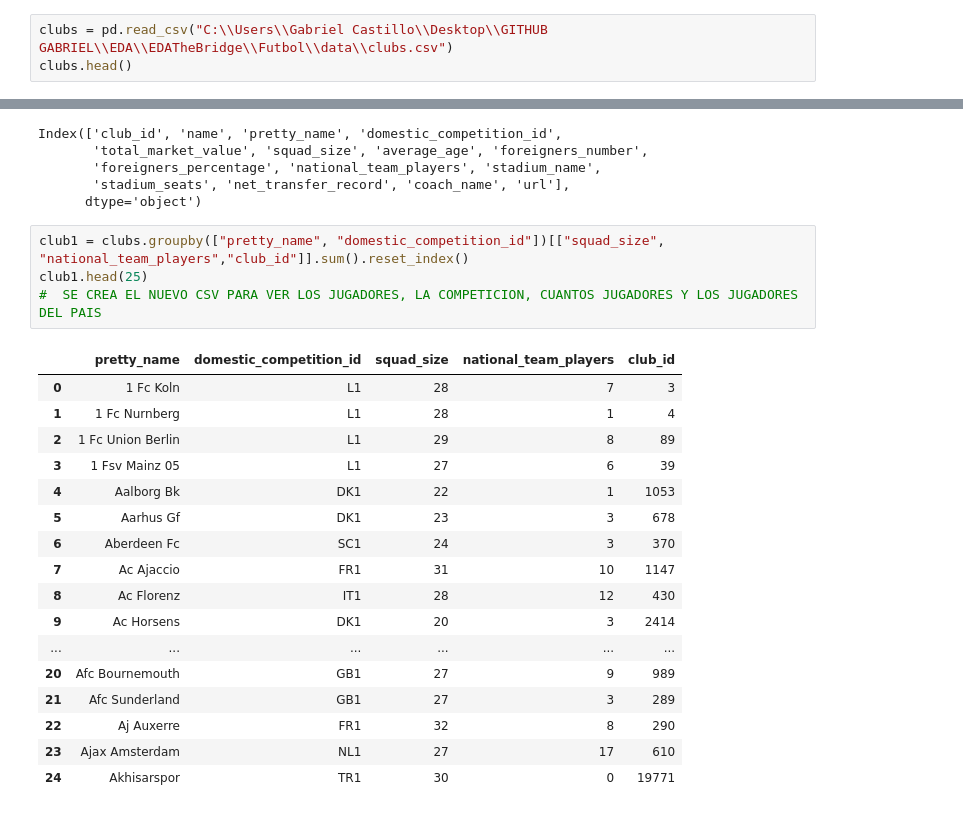
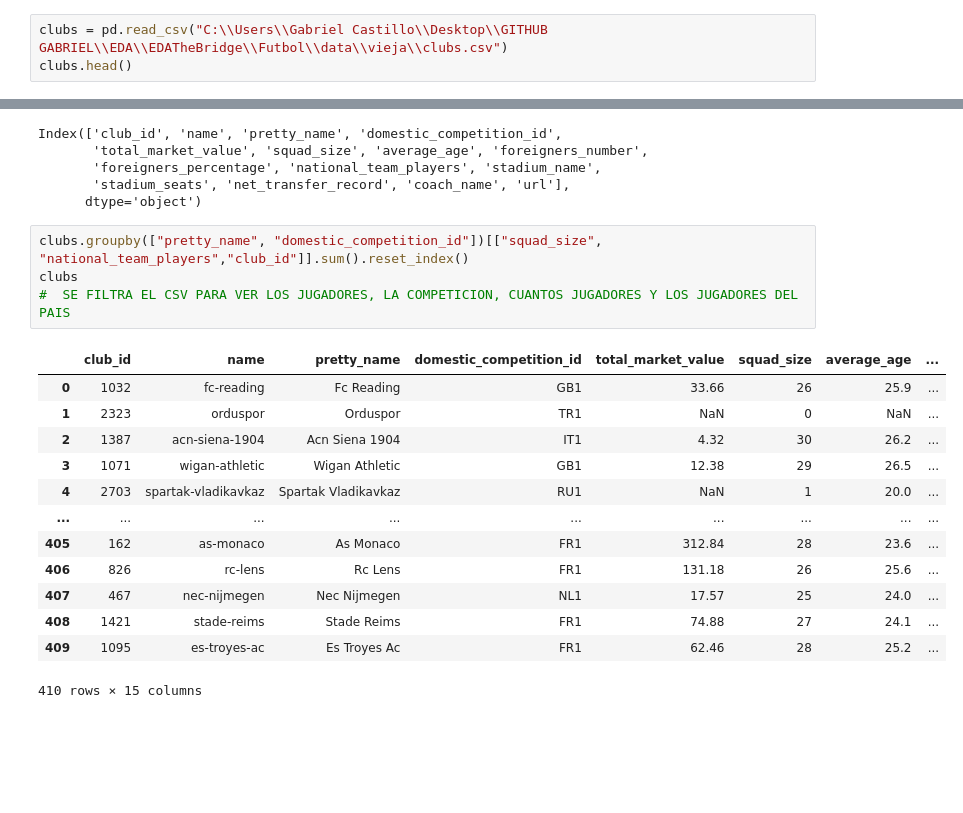
Before and after one commit to legabrielo/EDATheBridge, a Jupyter notebook: Futbol/codigos/clubs.ipynb, the cells around one changed output, grey strips where cells are left out. Drawn from its saved outputs; the diff is of its cells as text; blank space fills up the shorter version.

Commit message:
nuevas cosas
Creadas nuevas carpetas de datos para distinguir entre filtrados y raw data
empezamos con el merge de las CSV

```diff
--- a/Futbol/codigos/clubs.ipynb
+++ b/Futbol/codigos/clubs.ipynb
@@ -2,7 +4,7 @@
 import pandas as pd
 import matplotlib.pyplot as plt
 # %%
-clubs = pd.read_csv("C:\\Users\\Gabriel Castillo\\Desktop\\GITHUB GABRIEL\\EDA\\EDATheBridge\\Futbol\\data\\clubs.csv")
+clubs = pd.read_csv("C:\\Users\\Gabriel Castillo\\Desktop\\GITHUB GABRIEL\\EDA\\EDATheBridge\\Futbol\\data\\vieja\\clubs.csv")
 clubs.head()
 # %% [output]
 |  | club_id | name | pretty_name | domestic_competition_id | total_market_value | squad_size | average_age | ... |
@@ -21,25 +23,21 @@ Index(['club_id', 'name', 'pretty_name', 'domestic_competition_id',
        'stadium_seats', 'net_transfer_record', 'coach_name', 'url'],
       dtype='object')
 # %%
-club1 = clubs.groupby(["pretty_name", "domestic_competition_id"])[["squad_size", "national_team_players","club_id"]].sum().reset_index()
-club1.head(25)
-#  SE CREA EL NUEVO CSV PARA VER LOS JUGADORES, LA COMPETICION, CUANTOS JUGADORES Y LOS JUGADORES DEL PAIS
+clubs.groupby(["pretty_name", "domestic_competition_id"])[["squad_size", "national_team_players","club_id"]].sum().reset_index()
+clubs
+#  SE FILTRA EL CSV PARA VER LOS JUGADORES, LA COMPETICION, CUANTOS JUGADORES Y LOS JUGADORES DEL PAIS
 # %% [output]
-|  | pretty_name | domestic_competition_id | squad_size | national_team_players | club_id |
-| 0 | 1 Fc Koln | L1 | 28 | 7 | 3 |
-| 1 | 1 Fc Nurnberg | L1 | 28 | 1 | 4 |
-| 2 | 1 Fc Union Berlin | L1 | 29 | 8 | 89 |
-| 3 | 1 Fsv Mainz 05 | L1 | 27 | 6 | 39 |
-| 4 | Aalborg Bk | DK1 | 22 | 1 | 1053 |
-| 5 | Aarhus Gf | DK1 | 23 | 3 | 678 |
-| 6 | Aberdeen Fc | SC1 | 24 | 3 | 370 |
-| 7 | Ac Ajaccio | FR1 | 31 | 10 | 1147 |
-| 8 | Ac Florenz | IT1 | 28 | 12 | 430 |
-| 9 | Ac Horsens | DK1 | 20 | 3 | 2414 |
-| ... | ... | ... | ... | ... | ... |
-| 20 | Afc Bournemouth | GB1 | 27 | 9 | 989 |
-| 21 | Afc Sunderland | GB1 | 27 | 3 | 289 |
-| 22 | Aj Auxerre | FR1 | 32 | 8 | 290 |
-| 23 | Ajax Amsterdam | NL1 | 27 | 17 | 610 |
-| 24 | Akhisarspor | TR1 | 30 | 0 | 19771 |
+|  | club_id | name | pretty_name | domestic_competition_id | total_market_value | squad_size | average_age | ... |
+| 0 | 1032 | fc-reading | Fc Reading | GB1 | 33.66 | 26 | 25.9 | ... |
+| 1 | 2323 | orduspor | Orduspor | TR1 | NaN | 0 | NaN | ... |
+| 2 | 1387 | acn-siena-1904 | Acn Siena 1904 | IT1 | 4.32 | 30 | 26.2 | ... |
+| 3 | 1071 | wigan-athletic | Wigan Athletic | GB1 | 12.38 | 29 | 26.5 | ... |
+| 4 | 2703 | spartak-vladikavkaz | Spartak Vladikavkaz | RU1 | NaN | 1 | 20.0 | ... |
+| ... | ... | ... | ... | ... | ... | ... | ... | ... |
+| 405 | 162 | as-monaco | As Monaco | FR1 | 312.84 | 28 | 23.6 | ... |
+| 406 | 826 | rc-lens | Rc Lens | FR1 | 131.18 | 26 | 25.6 | ... |
+| 407 | 467 | nec-nijmegen | Nec Nijmegen | NL1 | 17.57 | 25 | 24.0 | ... |
+| 408 | 1421 | stade-reims | Stade Reims | FR1 | 74.88 | 27 | 24.1 | ... |
+| 409 | 1095 | es-troyes-ac | Es Troyes Ac | FR1 | 62.46 | 28 | 25.2 | ... |
+410 rows × 15 columns
 # %%
```
Also changed, not shown: parts of 6 cells of this notebook, 25 other files.
